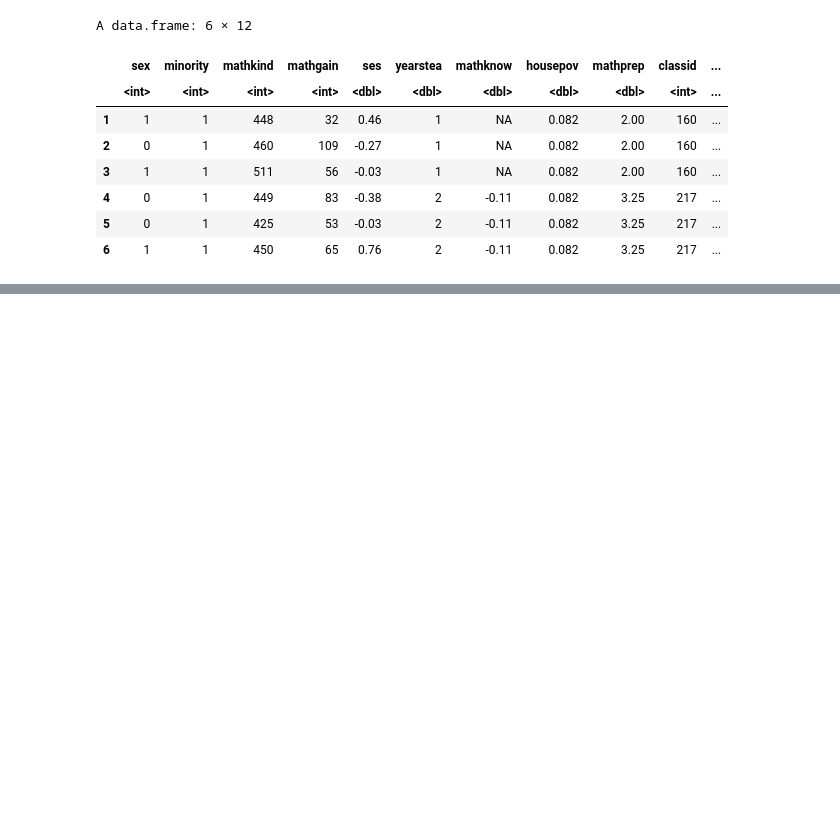
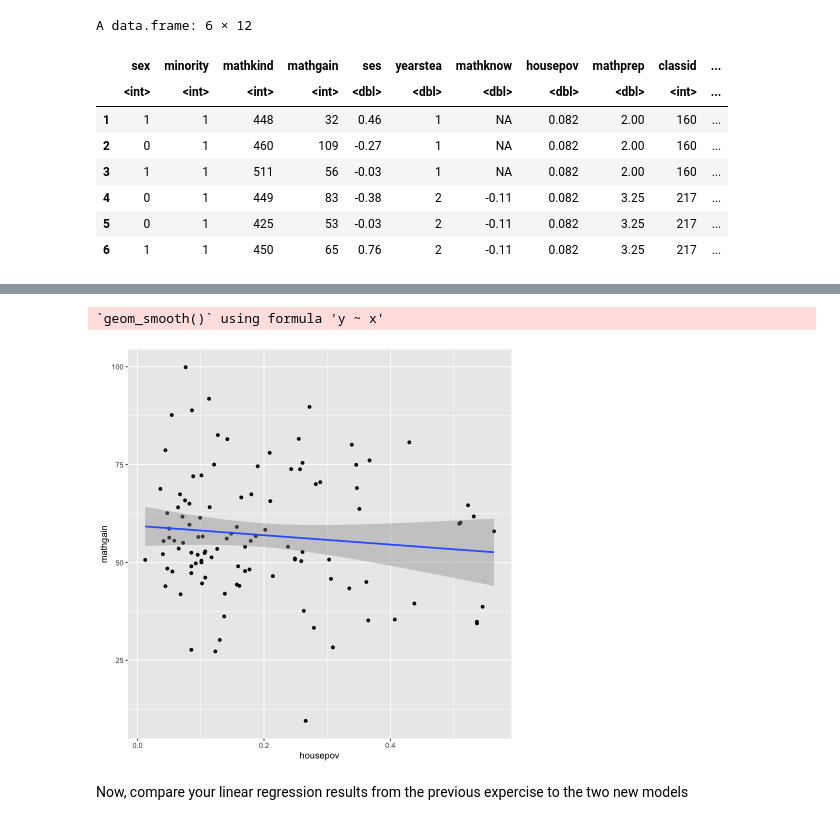
Before and after one commit to benslack19/my_DS_notes, a Jupyter notebook: analysis_and_machine_learning/LMM_datacamp_01.ipynb, the cells around one changed output, grey strips where cells are left out. Drawn from its saved outputs; the diff is of its cells as text; code cells hidden in the pictures; blank space fills up the shorter version.

```diff
--- a/analysis_and_machine_learning/LMM_datacamp_01.ipynb
+++ b/analysis_and_machine_learning/LMM_datacamp_01.ipynb
@@ -85,0 +189,14 @@ A data.frame: 6 × 12
+# %%
+# schoolData <- classData %>%
+#                group_by(schoolid) %>%
+#                summarize(housepov = mean(housepov, na.rm=T),
+#                          mathgain = mean(mathgain, na.rm=T))
+
+# head(schoolData)
+
+schoolData <- studentData %>%
+                group_by(schoolid) %>%
+                summarize(housepov = mean(housepov, na.rm=T),
+                          mathgain = mean(mathgain, na.rm=T))
+
+head(schoolData)
@@ -85,0 +221,10 @@ A data.frame: 6 × 12
+# %%
+# Second, plot the housepov and mathgain at the school-level from the schoolData data.frame
+ggplot(data = schoolData, aes(x = housepov, y = mathgain)) +
+    geom_point() +
+    geom_smooth(method = 'lm')
+# %% [output]
+`geom_smooth()` using formula 'y ~ x'
+[figure, added]
+# %% [markdown]
+Now, compare your linear regression results from the previous expercise to the two new models
```
Also changed, not shown: parts of 16 cells of this notebook.
